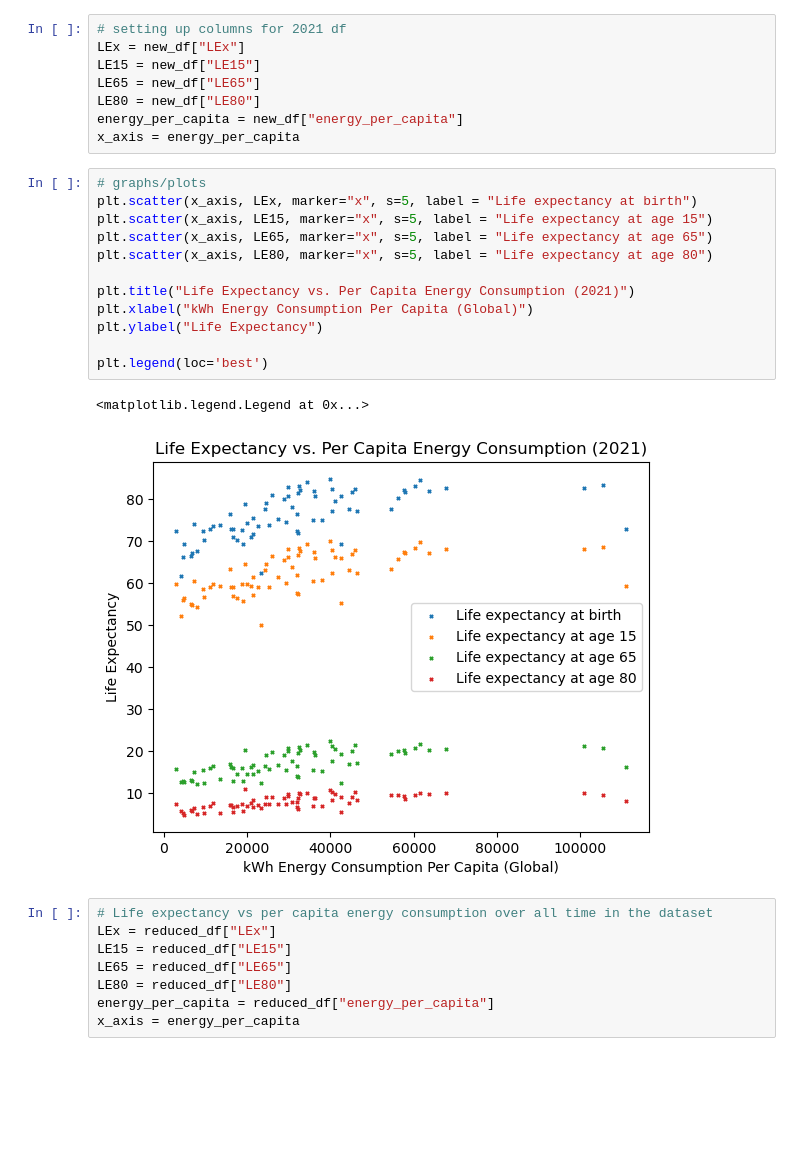
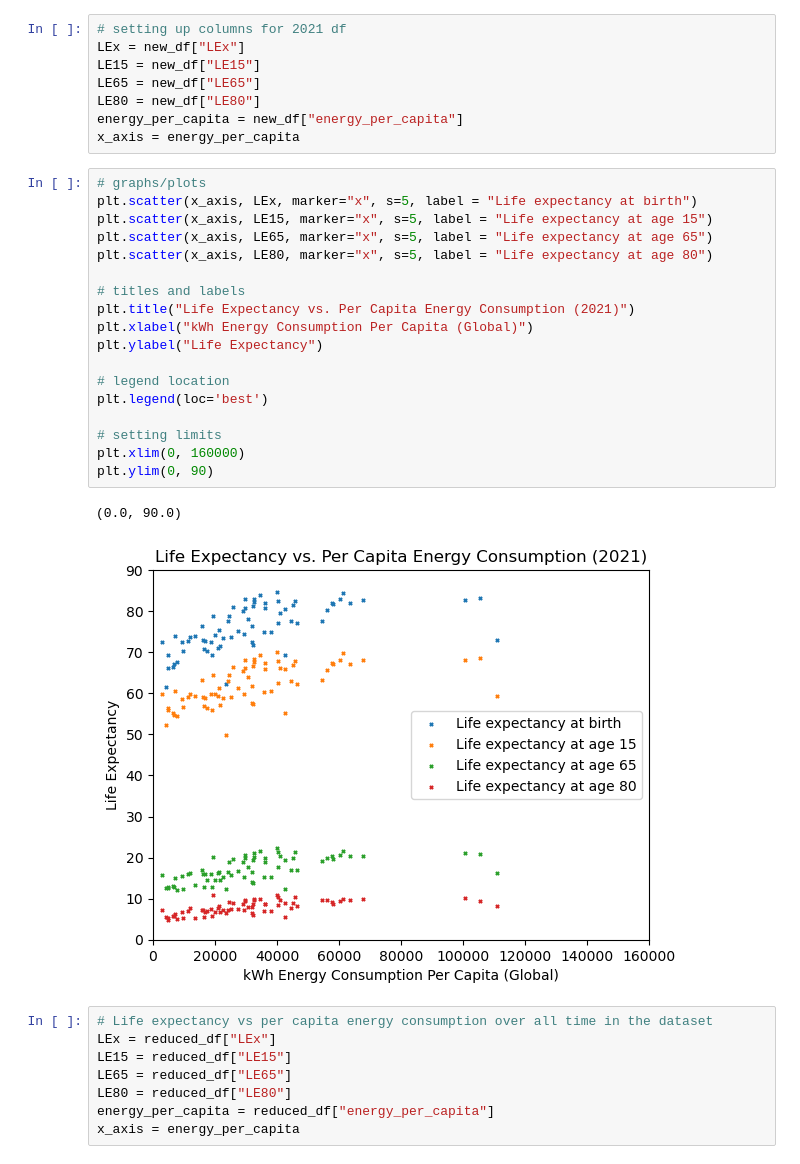
Before and after one commit to Faith-Hall/Group-Project-1, a Jupyter notebook: analysis_1.ipynb, the cells around one changed output. Cells and saved outputs as stored; diff of their text form; blank space fills up the shorter version.

Commit message:
setting limits for graphs

```diff
--- a/analysis_1.ipynb
+++ b/analysis_1.ipynb
@@ -56,18 +56,24 @@ x_axis = energy_per_capita
 # %%
 # graphs/plots
 plt.scatter(x_axis, LEx, marker="x", s=5, label = "Life expectancy at birth")
 plt.scatter(x_axis, LE15, marker="x", s=5, label = "Life expectancy at age 15")
 plt.scatter(x_axis, LE65, marker="x", s=5, label = "Life expectancy at age 65")
 plt.scatter(x_axis, LE80, marker="x", s=5, label = "Life expectancy at age 80")
 
+# titles and labels
 plt.title("Life Expectancy vs. Per Capita Energy Consumption (2021)")
 plt.xlabel("kWh Energy Consumption Per Capita (Global)")
 plt.ylabel("Life Expectancy")
 
+# legend location
 plt.legend(loc='best')
+
+# setting limits
+plt.xlim(0, 160000)
+plt.ylim(0, 90)
 # %% [output]
-<matplotlib.legend.Legend at 0x...>
+(0.0, 90.0)
-[figure, old version]
+[figure, new version]
 # %%
 # Life expectancy vs per capita energy consumption over all time in the dataset
 LEx = reduced_df["LEx"]
```
Also changed, not shown: parts of 5 cells of this notebook.
